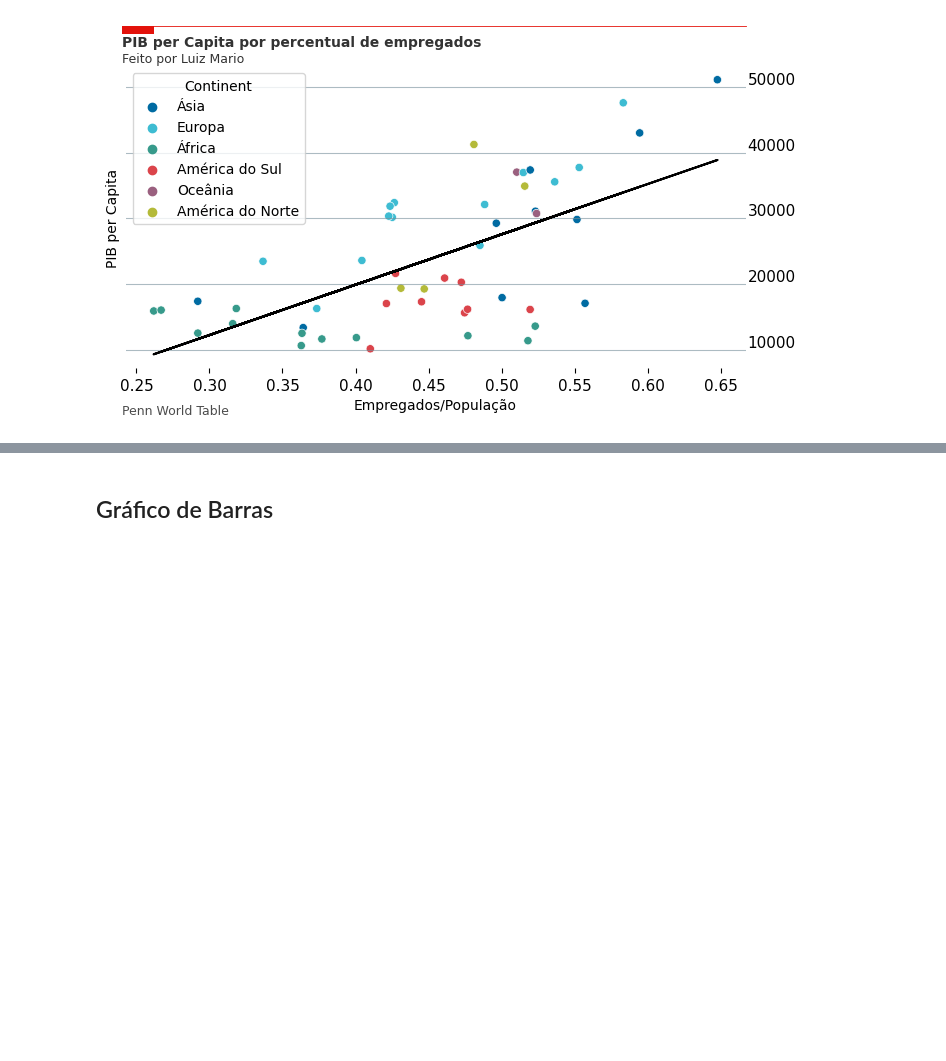
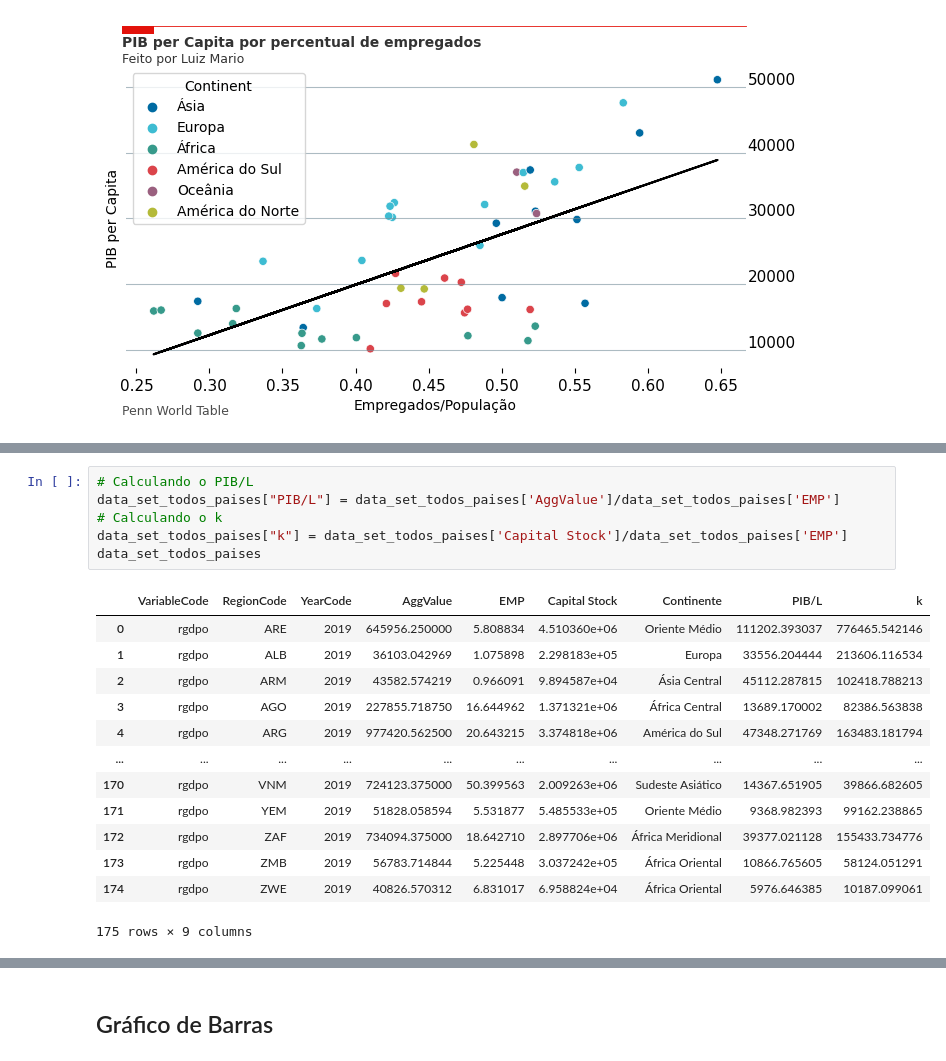
Before and after one commit to luizmarioags/Teoria-do-Desenvolvimento-Economico-, a Jupyter notebook: Gráficos_The_Economist.ipynb, the cells around one changed output, grey strips where cells are left out. Cells and saved outputs as stored; diff of their text form; blank space fills up the shorter version.

```diff
--- a/Gráficos_The_Economist.ipynb
+++ b/Gráficos_The_Economist.ipynb
@@ -1458,0 +1487,20 @@ plt.savefig('/content/Gráficos',           # Configurando caminho e nome do arq
+# %%
+# Calculando o PIB/L
+data_set_todos_paises["PIB/L"] = data_set_todos_paises['AggValue']/data_set_todos_paises['EMP']
+# Calculando o k
+data_set_todos_paises["k"] = data_set_todos_paises['Capital Stock']/data_set_todos_paises['EMP']
+data_set_todos_paises
+# %% [output]
+|  | VariableCode | RegionCode | YearCode | AggValue | EMP | Capital Stock | Continente | PIB/L | k |
+| 0 | rgdpo | ARE | 2019 | 645956.250000 | 5.808834 | 4.510360e+06 | Oriente Médio | 111202.393037 | 776465.542146 |
+| 1 | rgdpo | ALB | 2019 | 36103.042969 | 1.075898 | 2.298183e+05 | Europa | 33556.204444 | 213606.116534 |
+| 2 | rgdpo | ARM | 2019 | 43582.574219 | 0.966091 | 9.894587e+04 | Ásia Central | 45112.287815 | 102418.788213 |
+| 3 | rgdpo | AGO | 2019 | 227855.718750 | 16.644962 | 1.371321e+06 | África Central | 13689.170002 | 82386.563838 |
+| 4 | rgdpo | ARG | 2019 | 977420.562500 | 20.643215 | 3.374818e+06 | América do Sul | 47348.271769 | 163483.181794 |
+| ... | ... | ... | ... | ... | ... | ... | ... | ... | ... |
+| 170 | rgdpo | VNM | 2019 | 724123.375000 | 50.399563 | 2.009263e+06 | Sudeste Asiático | 14367.651905 | 39866.682605 |
+| 171 | rgdpo | YEM | 2019 | 51828.058594 | 5.531877 | 5.485533e+05 | Oriente Médio | 9368.982393 | 99162.238865 |
+| 172 | rgdpo | ZAF | 2019 | 734094.375000 | 18.642710 | 2.897706e+06 | África Meridional | 39377.021128 | 155433.734776 |
+| 173 | rgdpo | ZMB | 2019 | 56783.714844 | 5.225448 | 3.037242e+05 | África Oriental | 10866.765605 | 58124.051291 |
+| 174 | rgdpo | ZWE | 2019 | 40826.570312 | 6.831017 | 6.958824e+04 | África Oriental | 5976.646385 | 10187.099061 |
+175 rows × 9 columns
```
Also changed, not shown: parts of 10 cells of this notebook.
